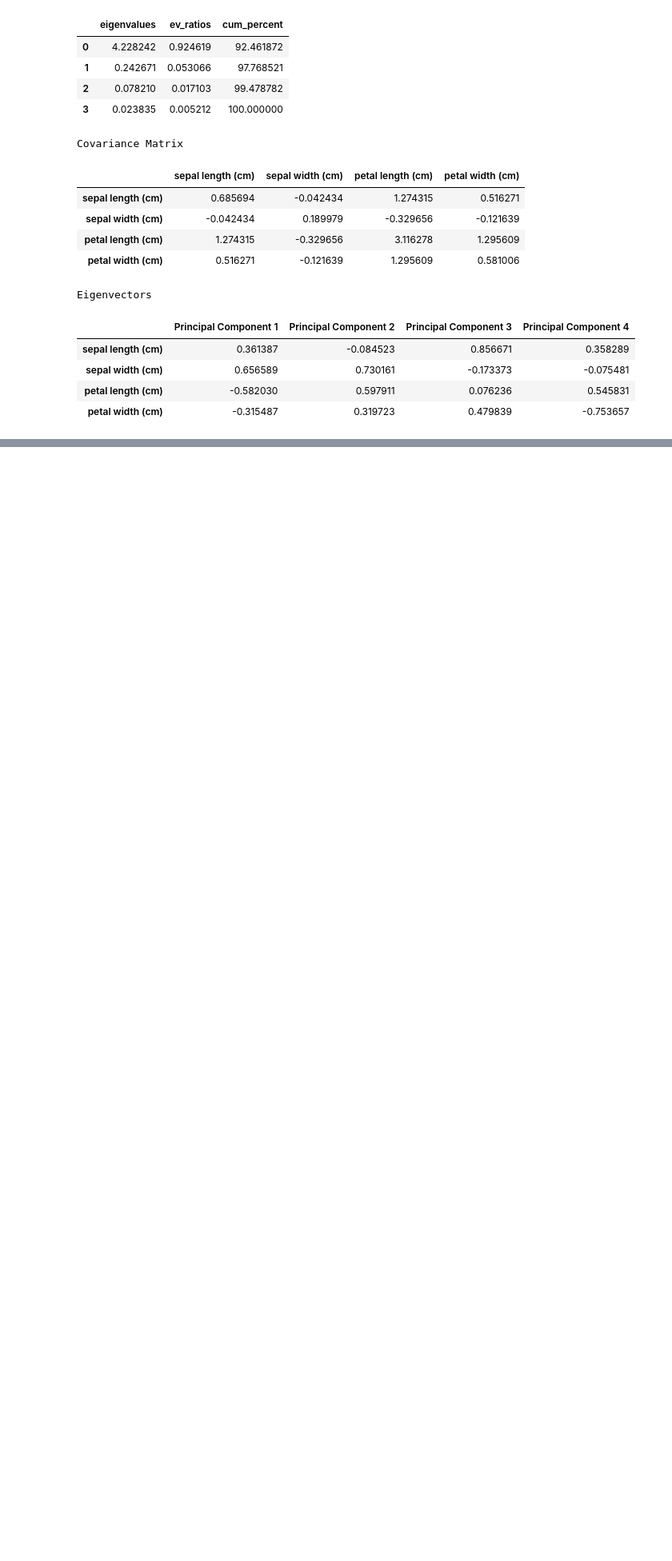
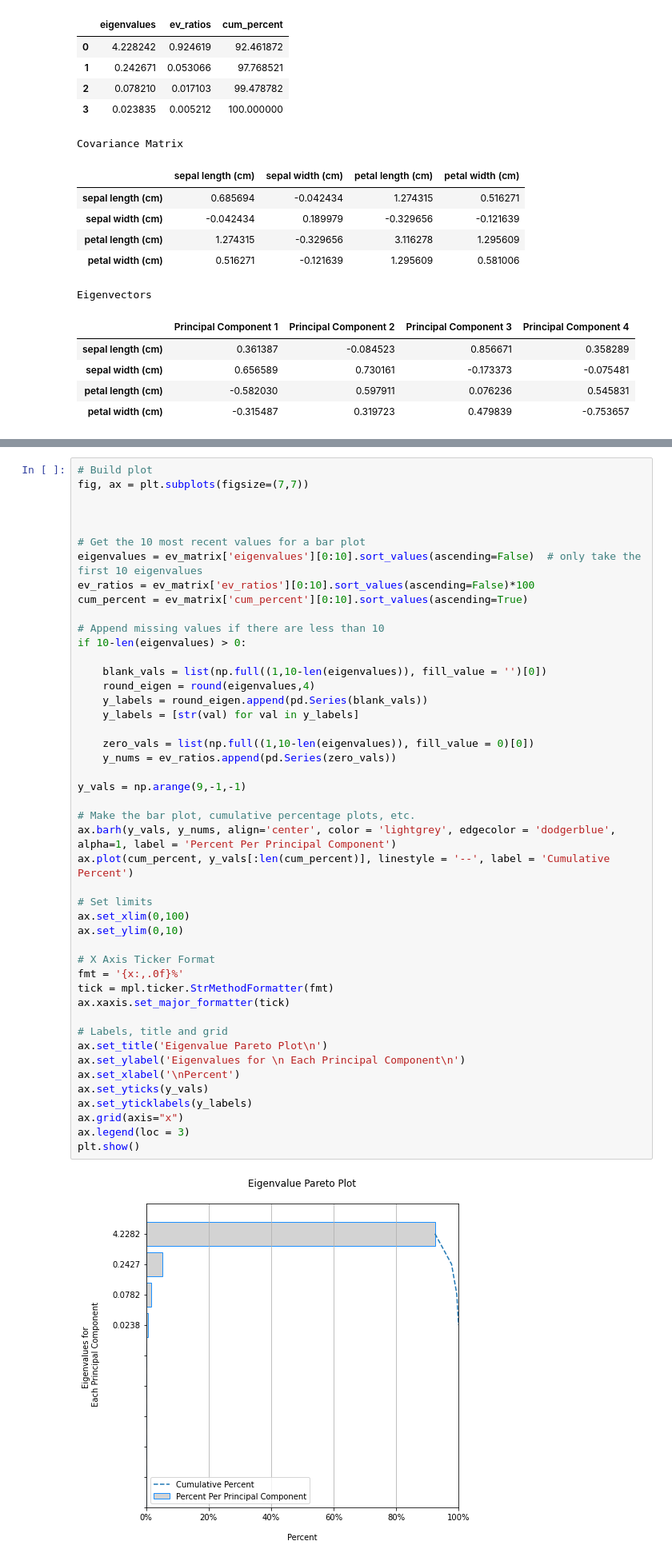
Before and after one commit to AaronNHorvitz/WanderingGoose, a Jupyter notebook: Sandbox/PCA Utility/001 PCA Build.ipynb, the cells around one changed output, grey strips where cells are left out. Shown: that part at 80% size. Drawn from its saved outputs; the diff is of its cells as text; blank space fills up the shorter version.

Commit message:
Added ticker formatting to the eigenvalue pareto plot.

```diff
--- a/Sandbox/PCA Utility/001 PCA Build.ipynb
+++ b/Sandbox/PCA Utility/001 PCA Build.ipynb
@@ -219,0 +182,48 @@ plt.show()
+# %%
+# Build plot
+fig, ax = plt.subplots(figsize=(7,7))
+
+
+
+# Get the 10 most recent values for a bar plot
+eigenvalues = ev_matrix['eigenvalues'][0:10].sort_values(ascending=False)  # only take the first 10 eigenvalues
+ev_ratios = ev_matrix['ev_ratios'][0:10].sort_values(ascending=False)*100
+cum_percent = ev_matrix['cum_percent'][0:10].sort_values(ascending=True)
+
+# Append missing values if there are less than 10
+if 10-len(eigenvalues) > 0:
+
+    blank_vals = list(np.full((1,10-len(eigenvalues)), fill_value = '')[0])
+    round_eigen = round(eigenvalues,4)
+    y_labels = round_eigen.append(pd.Series(blank_vals))
+    y_labels = [str(val) for val in y_labels]
+
+    zero_vals = list(np.full((1,10-len(eigenvalues)), fill_value = 0)[0])
+    y_nums = ev_ratios.append(pd.Series(zero_vals))
+
+y_vals = np.arange(9,-1,-1)
+
+# Make the bar plot, cumulative percentage plots, etc.
+ax.barh(y_vals, y_nums, align='center', color = 'lightgrey', edgecolor = 'dodgerblue', alpha=1, label = 'Percent Per Principal Component')
+ax.plot(cum_percent, y_vals[:len(cum_percent)], linestyle = '--', label = 'Cumulative Percent')
+
+# Set limits
+ax.set_xlim(0,100)
+ax.set_ylim(0,10)
+
+# X Axis Ticker Format
+fmt = '{x:,.0f}%'
+tick = mpl.ticker.StrMethodFormatter(fmt)
+ax.xaxis.set_major_formatter(tick)
+
+# Labels, title and grid
+ax.set_title('Eigenvalue Pareto Plot\n')
+ax.set_ylabel('Eigenvalues for \n Each Principal Component\n')
+ax.set_xlabel('\nPercent')
+ax.set_yticks(y_vals)
+ax.set_yticklabels(y_labels)
+ax.grid(axis="x")
+ax.legend(loc = 3)
+plt.show()
+# %% [output]
+[figure, added]
```
Also changed, not shown: parts of 8 cells of this notebook.
